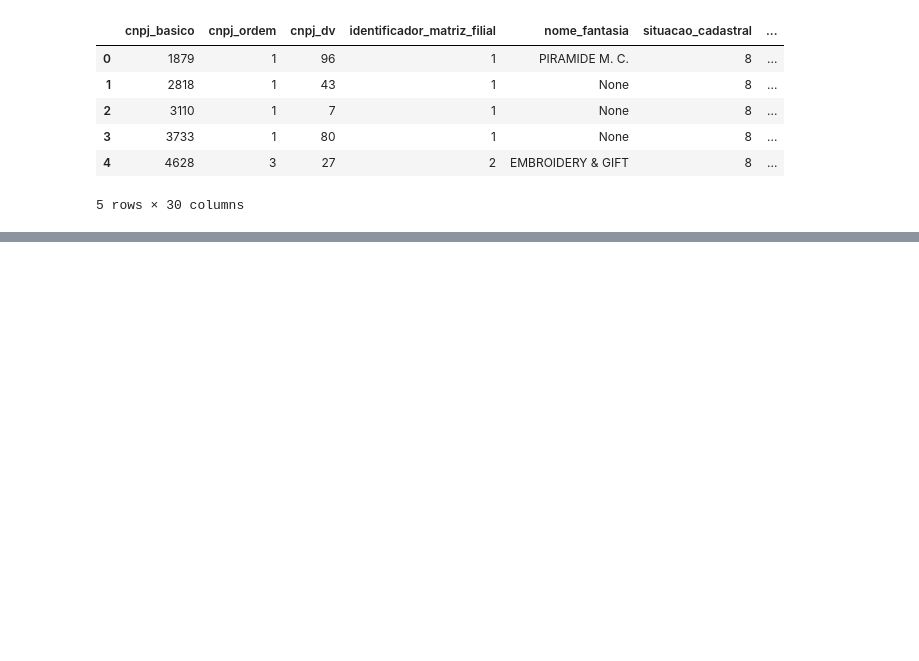
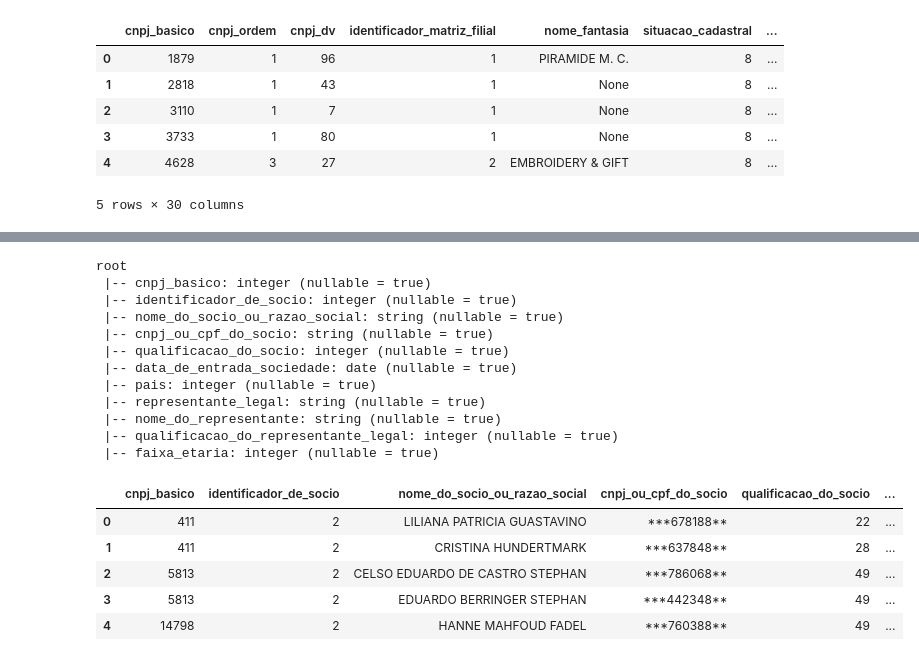
Before and after one commit to fernandoferreiratbe/learn-pyspark, a Jupyter notebook: Alura-PySpark-VI-Casting.ipynb, the cells around one changed output, grey strips where cells are left out. Cells and saved outputs as stored; diff of their text form; code cells hidden in the pictures; blank space fills up the shorter version.

Commit message:
feat: Cast socios column to DateType

```diff
--- a/Alura-PySpark-VI-Casting.ipynb
+++ b/Alura-PySpark-VI-Casting.ipynb
@@ -196,3 +201,10 @@ estabelecimentos_df.limit(5).toPandas()
 | 3 | 3733 | 1 | 80 | 1 | None | 8 | ... |
 | 4 | 4628 | 3 | 27 | 2 | EMBROIDERY & GIFT | 8 | ... |
 5 rows × 30 columns
+# %%
+""" Load socios database """
+
+socios_df = spark_session.read.format('csv').load(f"{input_file_path}/socios", sep=";", inferSchema=True)
+
+socios_df.limit(5).toPandas()
+socios_df.printSchema()
@@ -198,0 +224,8 @@ estabelecimentos_df.limit(5).toPandas()
+# %%
+""" Rename Columns """
+socios_database_columns = ['cnpj_basico', 'identificador_de_socio', 'nome_do_socio_ou_razao_social', 'cnpj_ou_cpf_do_socio', 'qualificacao_do_socio', 'data_de_entrada_sociedade', 'pais', 'representante_legal', 'nome_do_representante', 'qualificacao_do_representante_legal', 'faixa_etaria']
+
+for index, column_name in enumerate(socios_database_columns):
+    socios_df = socios_df.withColumnRenamed(f"_c{index}", column_name)
+
+socios_df.printSchema()
@@ -198,0 +245,26 @@ estabelecimentos_df.limit(5).toPandas()
+# %%
+""" Cast data_de_entrada_sociedade to DateType() """
+
+socios_df = socios_df.withColumn("data_de_entrada_sociedade", f.to_date(socios_df.data_de_entrada_sociedade.cast(StringType()), "yyyyMMdd"))
+
+socios_df.printSchema()
+socios_df.limit(5).toPandas()
+# %% [output]
+root
+ |-- cnpj_basico: integer (nullable = true)
+ |-- identificador_de_socio: integer (nullable = true)
+ |-- nome_do_socio_ou_razao_social: string (nullable = true)
+ |-- cnpj_ou_cpf_do_socio: string (nullable = true)
+ |-- qualificacao_do_socio: integer (nullable = true)
+ |-- data_de_entrada_sociedade: date (nullable = true)
+ |-- pais: integer (nullable = true)
+ |-- representante_legal: string (nullable = true)
+ |-- nome_do_representante: string (nullable = true)
+ |-- qualificacao_do_representante_legal: integer (nullable = true)
+ |-- faixa_etaria: integer (nullable = true)
+|  | cnpj_basico | identificador_de_socio | nome_do_socio_ou_razao_social | cnpj_ou_cpf_do_socio | qualificacao_do_socio | ... |
+| 0 | 411 | 2 | LILIANA PATRICIA GUASTAVINO | ***678188** | 22 | ... |
+| 1 | 411 | 2 | CRISTINA HUNDERTMARK | ***637848** | 28 | ... |
+| 2 | 5813 | 2 | CELSO EDUARDO DE CASTRO STEPHAN | ***786068** | 49 | ... |
+| 3 | 5813 | 2 | EDUARDO BERRINGER STEPHAN | ***442348** | 49 | ... |
+| 4 | 14798 | 2 | HANNE MAHFOUD FADEL | ***760388** | 49 | ... |
```
Also changed, not shown: parts of 7 cells of this notebook.
